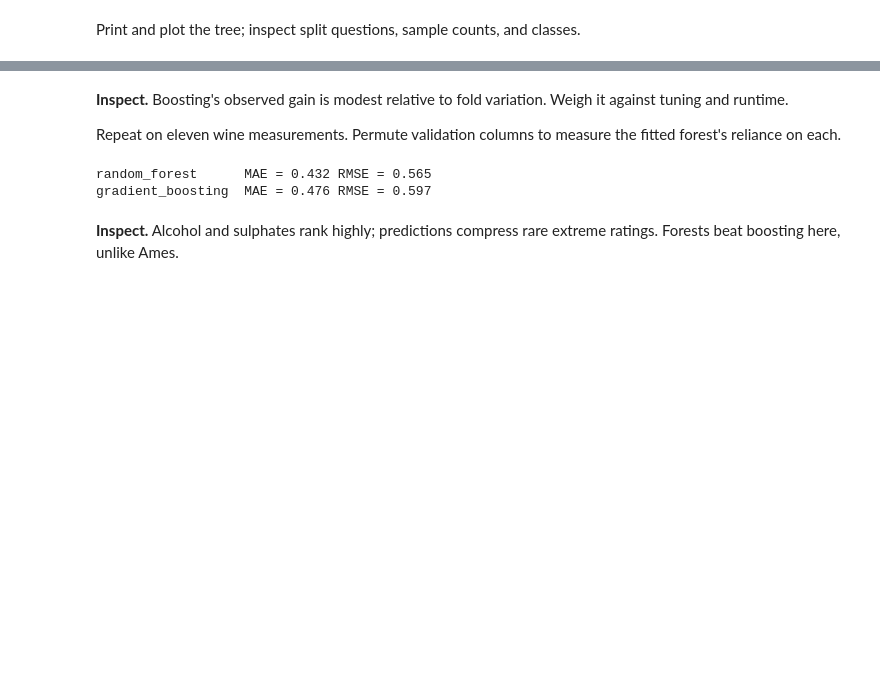
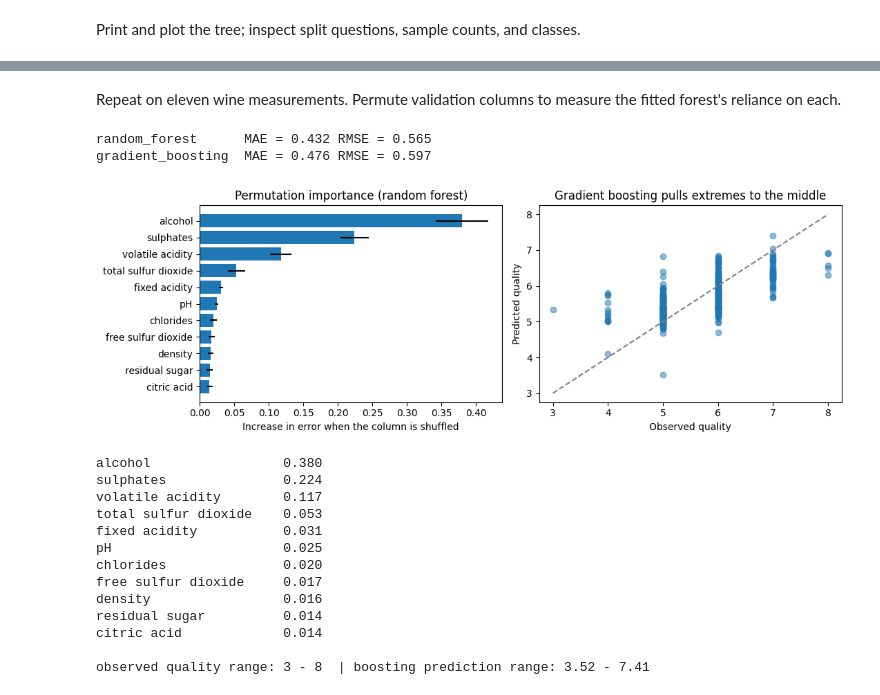
Before and after one commit to azrainnn/Machine-Learning-Labs, a Jupyter notebook: all_experiments/ML Lab 3/ML_Lab3.ipynb, the cells around one changed output, grey strips where cells are left out. Saved outputs shown, nothing was run; the diff lists cells and outputs as text; code cells hidden in the pictures; blank space fills up the shorter version.

```diff
--- a/all_experiments/ML Lab 3/ML_Lab3.ipynb
+++ b/all_experiments/ML Lab 3/ML_Lab3.ipynb
@@ -281,44 +350,60 @@ gradient_boosting  CV log-RMSE = 0.1273 +/- 0.0141
 # %% [markdown]
-**Inspect.** Boosting's observed gain is modest relative to fold variation. Weigh it against tuning and runtime.
-
 Repeat on eleven wine measurements. Permute validation columns to measure the fitted forest's reliance on each.
+# %%
+wine = pd.read_csv(DATA / "red_wine_quality_dataset.csv")
+X_w = wine.drop(columns="quality")
+y_w = wine["quality"]
+Xw_train, Xw_valid, yw_train, yw_valid = train_test_split(X_w, y_w, test_size=0.25, random_state=42)
+
+wine_models = {
+    "random_forest": RandomForestRegressor(n_estimators=400, min_samples_leaf=2,
+                                           random_state=42, n_jobs=-1),
+    "gradient_boosting": GradientBoostingRegressor(random_state=42),
+}
+wine_pred = {}
+for name, model in wine_models.items():
+    model.fit(Xw_train, yw_train)
+    wine_pred[name] = model.predict(Xw_valid)
+    print(f"{name:18s} MAE = {mean_absolute_error(yw_valid, wine_pred[name]):.3f} "
+          f"RMSE = {np.sqrt(mean_squared_error(yw_valid, wine_pred[name])):.3f}")
+# %% [output]
+random_forest      MAE = 0.432 RMSE = 0.565
+gradient_boosting  MAE = 0.476 RMSE = 0.597
 # %%
-wine = pd.read_csv(DATA / "red_wine_quality_dataset.csv")
-X_w = wine.drop(columns="quality")
-y_w = wine["quality"]
-Xw_train, Xw_valid, yw_train, yw_valid = train_test_split(X_w, y_w, test_size=0.25, random_state=42)
-
-wine_models = {
-    "random_forest": RandomForestRegressor(n_estimators=400, min_samples_leaf=2,
-                                           random_state=42, n_jobs=-1),
-    "gradient_boosting": GradientBoostingRegressor(random_state=42),
-}
-wine_pred = {}
-for name, model in wine_models.items():
-    model.fit(Xw_train, yw_train)
-    wine_pred[name] = model.predict(Xw_valid)
-    print(f"{name:18s} MAE = {mean_absolute_error(yw_valid, wine_pred[name]):.3f} "
-          f"RMSE = {np.sqrt(mean_squared_error(yw_valid, wine_pred[name])):.3f}")
-
 importance = permutation_importance(
     wine_models["random_forest"], Xw_valid, yw_valid, n_repeats=10, random_state=42, n_jobs=-1
 )
 ranked = pd.Series(importance.importances_mean, index=X_w.columns).sort_values()
 spread = importance.importances_std[np.argsort(importance.importances_mean)]
 
 fig, axes = plt.subplots(1, 2, figsize=(11, 3.8))
 axes[0].barh(ranked.index, ranked.values, xerr=spread)
 axes[0].set_xlabel("Increase in error when the column is shuffled")
 axes[0].set_title("Permutation importance (random forest)")
 axes[1].scatter(yw_valid, wine_pred["gradient_boosting"], alpha=0.5)
 axes[1].plot([3, 8], [3, 8], linestyle="--", color="grey")
 axes[1].set_xlabel("Observed quality")
 axes[1].set_ylabel("Predicted quality")
 axes[1].set_title("Gradient boosting pulls extremes to the middle")
 plt.tight_layout()
 plt.show()
+
+print(ranked.sort_values(ascending=False).round(3).to_string())
+print("\nobserved quality range:", yw_valid.min(), "-", yw_valid.max(),
+      " | boosting prediction range:", wine_pred["gradient_boosting"].min().round(2), "-",
+      wine_pred["gradient_boosting"].max().round(2))
 # %% [output]
+[figure, added]
-random_forest      MAE = 0.432 RMSE = 0.565
-gradient_boosting  MAE = 0.476 RMSE = 0.597
+alcohol                 0.380
+sulphates               0.224
+volatile acidity        0.117
+total sulfur dioxide    0.053
+fixed acidity           0.031
+pH                      0.025
+chlorides               0.020
+free sulfur dioxide     0.017
+density                 0.016
+residual sugar          0.014
+citric acid             0.014
+
+observed quality range: 3 - 8  | boosting prediction range: 3.52 - 7.41
-# %% [markdown]
-**Inspect.** Alcohol and sulphates rank highly; predictions compress rare extreme ratings. Forests beat boosting here, unlike Ames.
```
Also changed, not shown: parts of 50 cells of this notebook, 4 other files.
